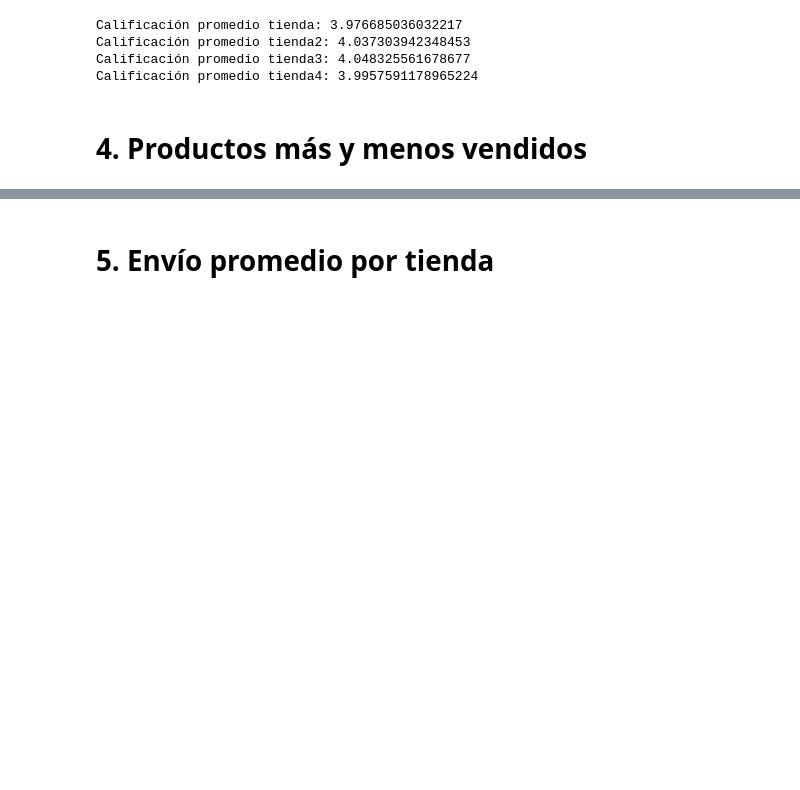
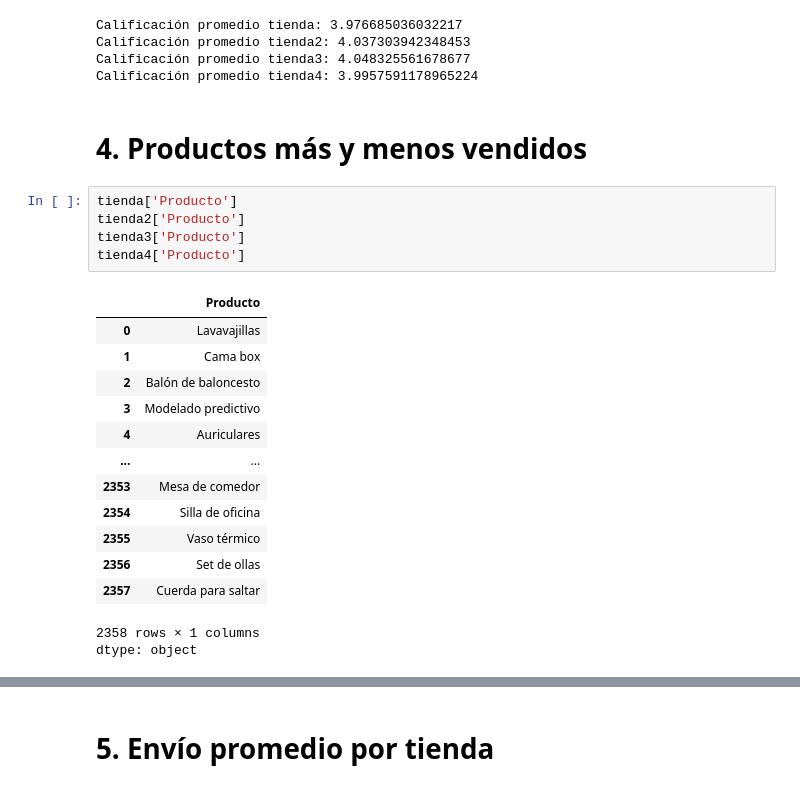
Before and after one commit to VivianQui/Challenge-Precticando-Python-para-Data-Science, a Jupyter notebook: AluraStoreLatam.ipynb, the cells around one changed output, grey strips where cells are left out. Drawn from its saved outputs; the diff is of its cells as text; blank space fills up the shorter version.

```diff
--- a/AluraStoreLatam.ipynb
+++ b/AluraStoreLatam.ipynb
@@ -99,3 +99,23 @@ Calificación promedio tienda3: 4.048325561678677
 Calificación promedio tienda4: 3.9957591178965224
 # %% [markdown]
 # 4. Productos más y menos vendidos
+# %%
+tienda['Producto']
+tienda2['Producto']
+tienda3['Producto']
+tienda4['Producto']
+# %% [output]
+|  | Producto |
+| 0 | Lavavajillas |
+| 1 | Cama box |
+| 2 | Balón de baloncesto |
+| 3 | Modelado predictivo |
+| 4 | Auriculares |
+| ... | ... |
+| 2353 | Mesa de comedor |
+| 2354 | Silla de oficina |
+| 2355 | Vaso térmico |
+| 2356 | Set de ollas |
+| 2357 | Cuerda para saltar |
+2358 rows × 1 columns
+dtype: object
```
Also changed, not shown: parts of 1 cell of this notebook.
